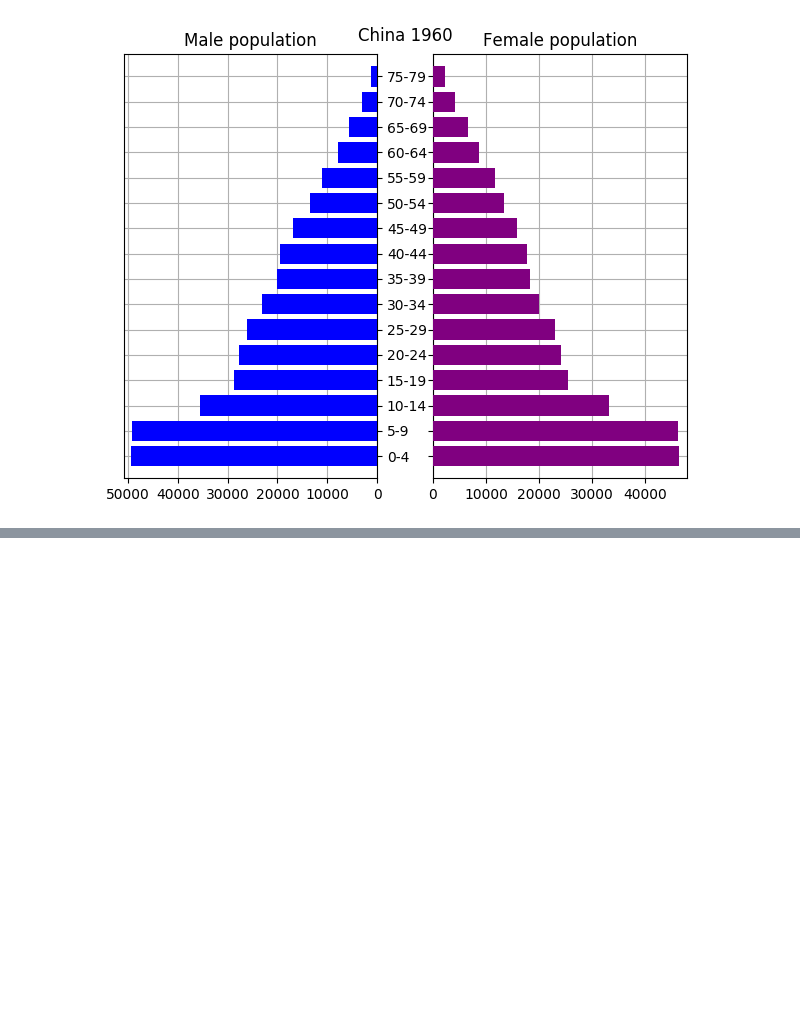
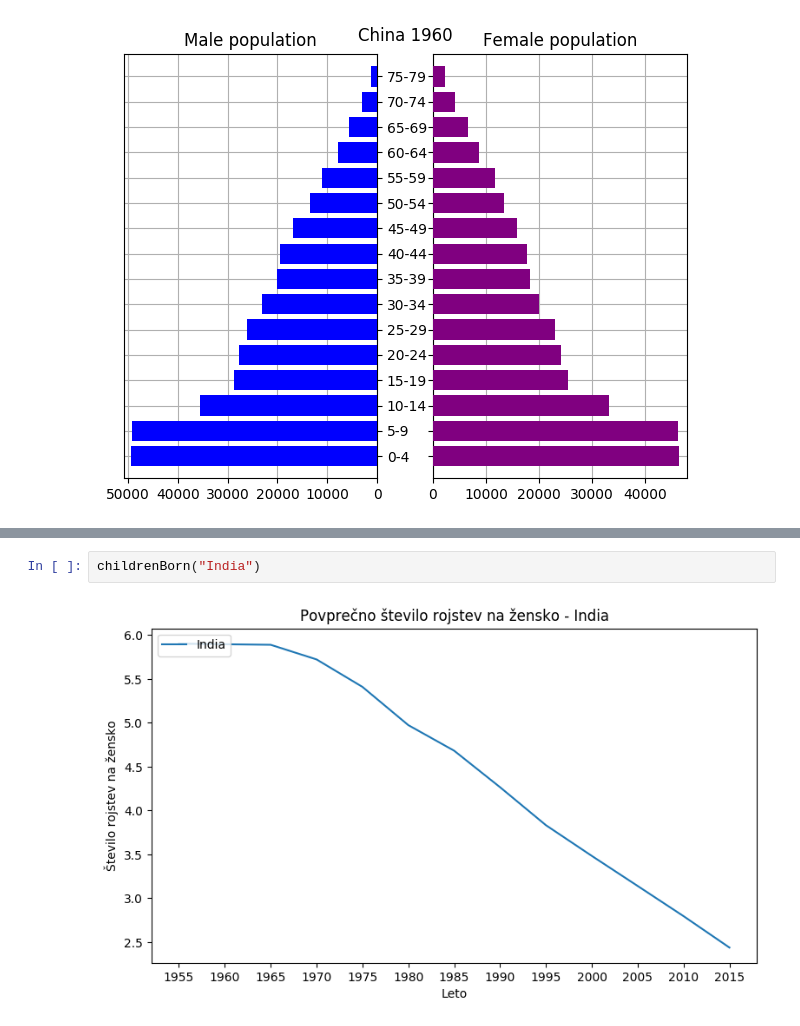
Before and after one commit to MaticSincek/PR18JJMSTB, a Jupyter notebook: vmesno-poročilo.ipynb, the cells around one changed output, grey strips where cells are left out. Drawn from its saved outputs; the diff is of its cells as text; blank space fills up the shorter version.

```diff
--- a/vmesno-poročilo.ipynb
+++ b/vmesno-poročilo.ipynb
@@ -619,0 +626,4 @@ ageGroupVisualisation("WPP2017_PopulationByAgeSex_Medium.csv", 1960, "China")
+# %%
+childrenBorn("India")
+# %% [output]
+[figure, added]
```
Also changed, not shown: parts of 15 cells of this notebook.
